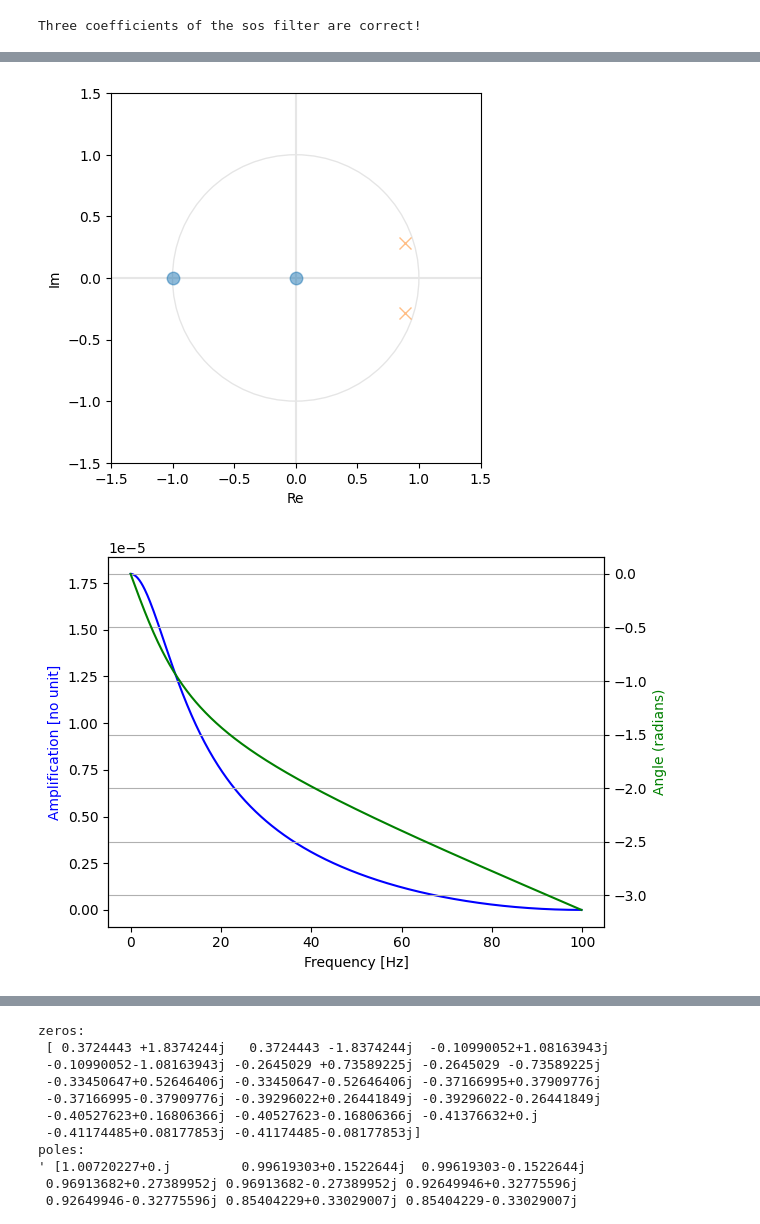
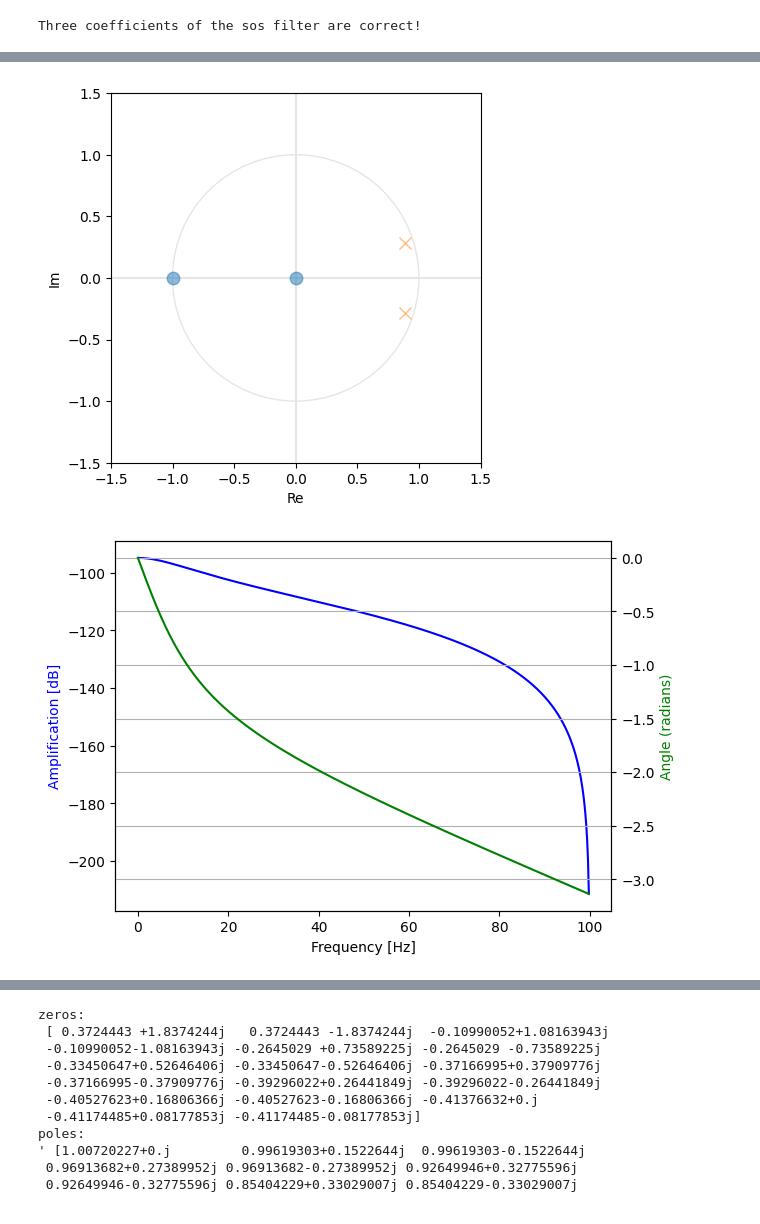
Before and after one commit to DoerteWa/dsss_homework_2, a Jupyter notebook: exercise-09.ipynb, the cells around one changed output, grey strips where cells are left out. Saved outputs shown, nothing was run; the diff lists cells and outputs as text; code cells hidden in the pictures.

```diff
--- a/exercise-09.ipynb
+++ b/exercise-09.ipynb
@@ -204,18 +204,18 @@ Three coefficients of the sos filter are correct!
 # %%
 # Plot the pole zero plot for each section
 # for section in sos:
 #   print(section)
 for section in sos:
   sos_section = section[np.newaxis, :]
   pole_zero_plot(sos = sos_section, print_pz = False)
 
 # Plot the magnitude response of each sos section
 for section in sos:
   sos_section = section[np.newaxis, :]
-  plot_freq_response(sos = sos_section, sampling_rate = sampling_rate, log_y = False)
+  plot_freq_response(sos = sos_section, sampling_rate = sampling_rate)
 # %% [output]
 [figure]
 [figure]
 [figure]
 [figure]
-[figure, old version]
+[figure, new version]
```
Also changed, not shown: parts of 4 cells of this notebook.
